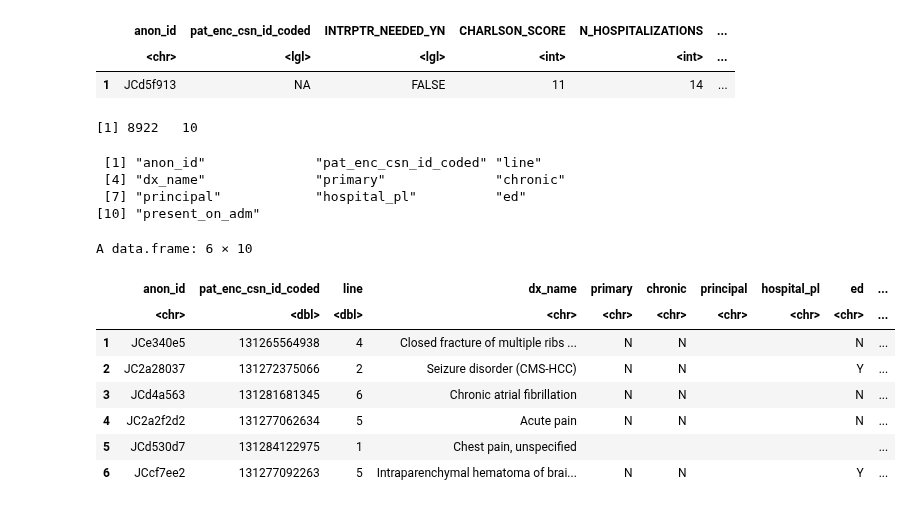
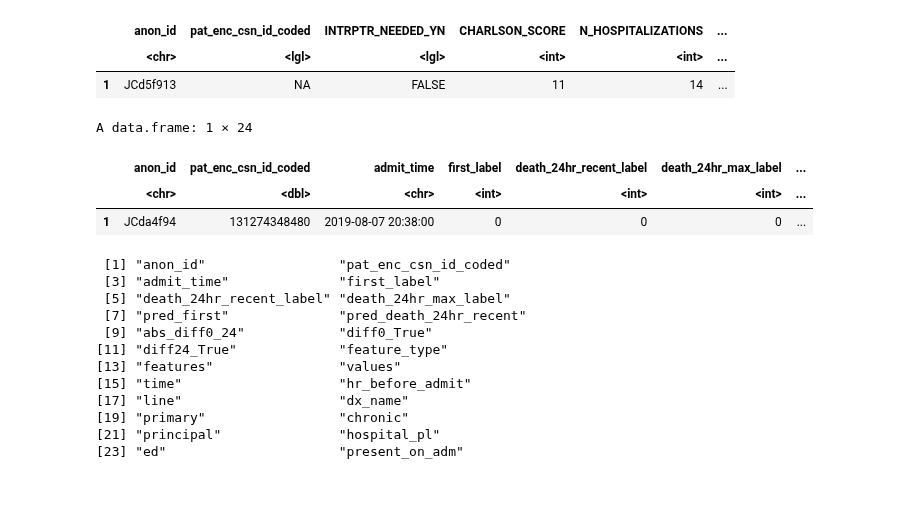
Before and after one commit to Minh084/TDA, a Jupyter notebook: 4_description/4.2_difference.ipynb, the cells around one changed output. Cells and saved outputs as stored; diff of their text form; code cells hidden in the pictures.

```diff
--- a/4_description/4.2_difference.ipynb
+++ b/4_description/4.2_difference.ipynb
@@ -539,29 +517,26 @@ A data.frame: 1 × 6
 |  | anon_id | pat_enc_csn_id_coded | INTRPTR_NEEDED_YN | CHARLSON_SCORE | N_HOSPITALIZATIONS | ... |
 |  | <chr> | <lgl> | <lgl> | <int> | <int> | ... |
 | 1 | JCd5f913 | NA | FALSE | 11 | 14 | ... |
-# %%
-# current diagnosis only, which we did not use for prediction
-dx <- read.csv(file.path(datadir, "4_2_diff_dx_all.csv"))
-dim(dx) # 8922
-colnames(dx)
-# %% [output]
-[1] 8922   10
- [1] "anon_id"              "pat_enc_csn_id_coded" "line"
- [4] "dx_name"              "primary"              "chronic"
- [7] "principal"            "hospital_pl"          "ed"
-[10] "present_on_adm"
-# %%
-head(dx)
-# %% [output]
-A data.frame: 6 × 10
-|  | anon_id | pat_enc_csn_id_coded | line | dx_name | primary | chronic | principal | hospital_pl | ed | ... |
-|  | <chr> | <dbl> | <dbl> | <chr> | <chr> | <chr> | <chr> | <chr> | <chr> | ... |
-| 1 | JCe340e5 | 131265564938 | 4 | Closed fracture of multiple ribs ... | N | N |  |  | N | ... |
-| 2 | JC2a28037 | 131272375066 | 2 | Seizure disorder (CMS-HCC) | N | N |  |  | Y | ... |
-| 3 | JCd4a563 | 131281681345 | 6 | Chronic atrial fibrillation | N | N |  |  | N | ... |
-| 4 | JC2a2f2d2 | 131277062634 | 5 | Acute pain | N | N |  |  | N | ... |
-| 5 | JCd530d7 | 131284122975 | 1 | Chest pain, unspecified |  |  |  |  |  | ... |
-| 6 | JCcf7ee2 | 131277092263 | 5 | Intraparenchymal hematoma of brai... | N | N |  |  | Y | ... |
+# %%
+head(coh_dx, 1)
+colnames(coh_dx)
+# %% [output]
+A data.frame: 1 × 24
+|  | anon_id | pat_enc_csn_id_coded | admit_time | first_label | death_24hr_recent_label | death_24hr_max_label | ... |
+|  | <chr> | <dbl> | <chr> | <int> | <int> | <int> | ... |
+| 1 | JCda4f94 | 131274348480 | 2019-08-07 20:38:00 | 0 | 0 | 0 | ... |
+ [1] "anon_id"                 "pat_enc_csn_id_coded"
+ [3] "admit_time"              "first_label"
+ [5] "death_24hr_recent_label" "death_24hr_max_label"
+ [7] "pred_first"              "pred_death_24hr_recent"
+ [9] "abs_diff0_24"            "diff0_True"
+[11] "diff24_True"             "feature_type"
+[13] "features"                "values"
+[15] "time"                    "hr_before_admit"
+[17] "line"                    "dx_name"
+[19] "primary"                 "chronic"
+[21] "principal"               "hospital_pl"
+[23] "ed"                      "present_on_adm"
 # %%
 # only 120 of obs above 0.4
 
```
Also changed, not shown: parts of 11 cells of this notebook, 3 other files.
